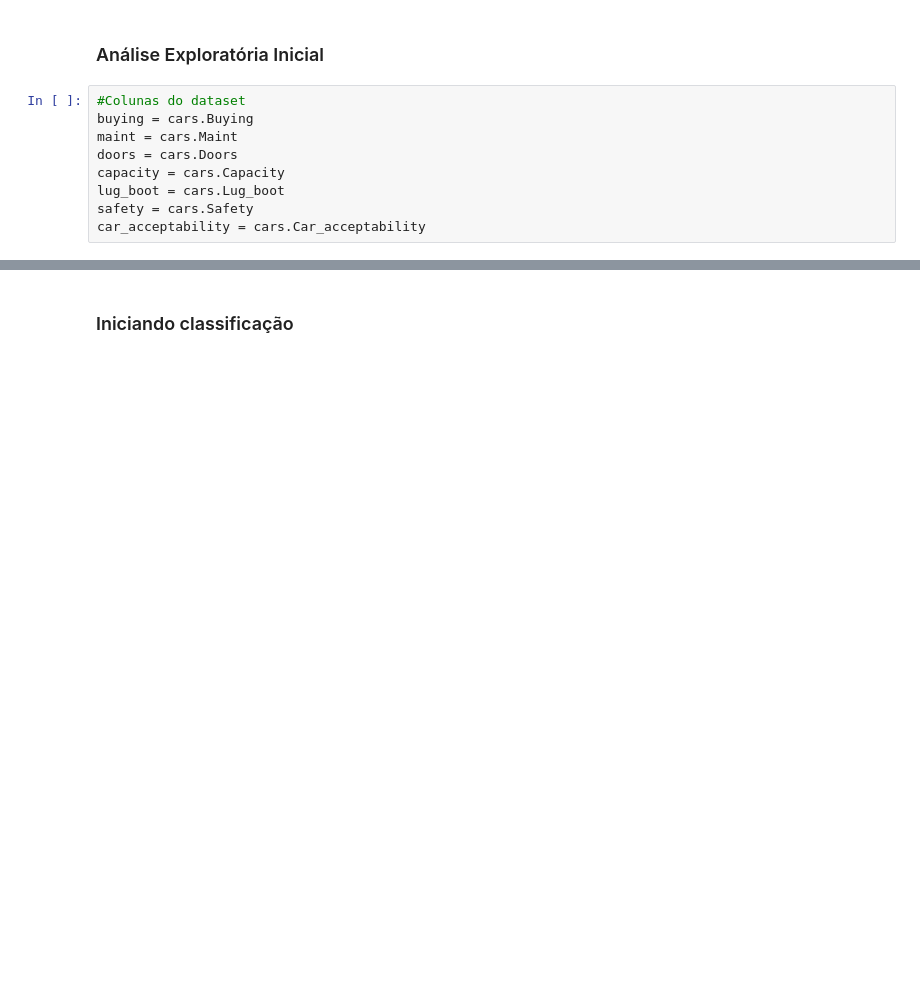
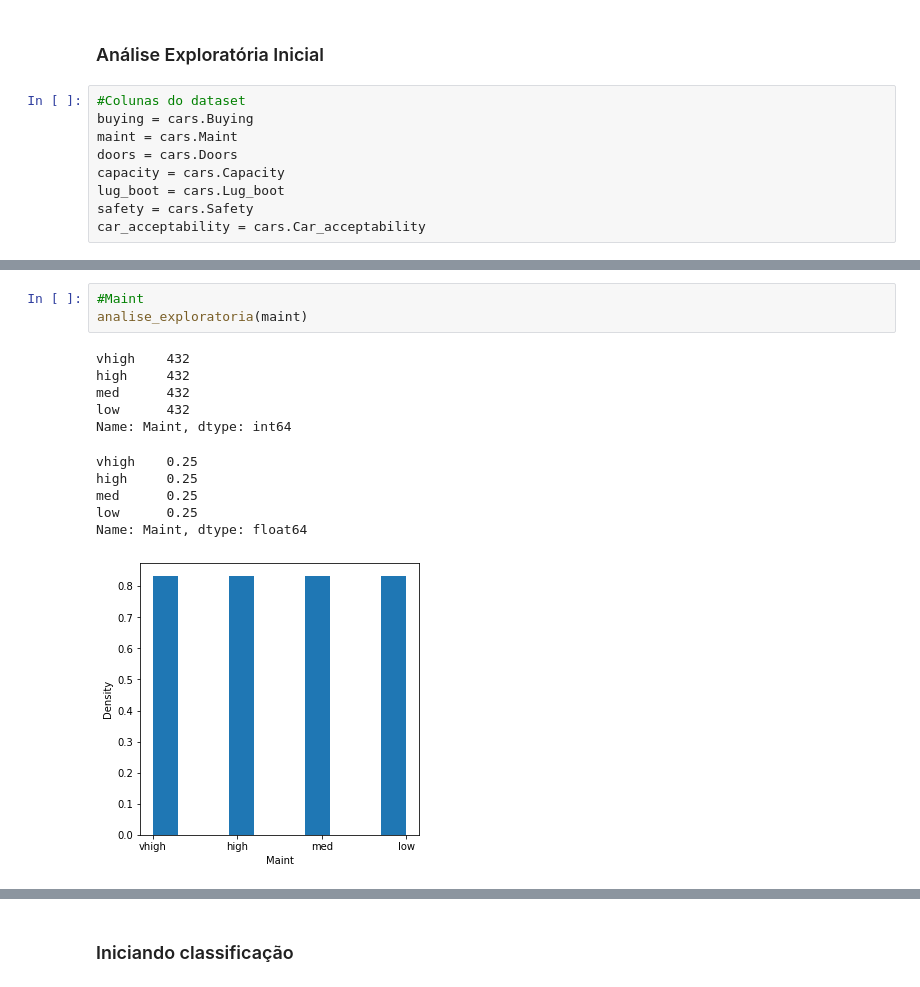
Before and after one commit to josermf2/Projeto2_CDADOS, a Jupyter notebook: Projeto_2_Eduardo_Fabio_Jose_Lucca_CDADOS.ipynb, the cells around one changed output, grey strips where cells are left out. Cells and saved outputs as stored; diff of their text form; blank space fills up the shorter version.

```diff
--- a/Projeto_2_Eduardo_Fabio_Jose_Lucca_CDADOS.ipynb
+++ b/Projeto_2_Eduardo_Fabio_Jose_Lucca_CDADOS.ipynb
@@ -220,0 +96,15 @@ Name: Car_acceptability, dtype: float64
+# %%
+#Maint
+analise_exploratoria(maint)
+# %% [output]
+vhigh    432
+high     432
+med      432
+low      432
+Name: Maint, dtype: int64
+vhigh    0.25
+high     0.25
+med      0.25
+low      0.25
+Name: Maint, dtype: float64
+[figure, added]
```
Also changed, not shown: parts of 29 cells of this notebook.
